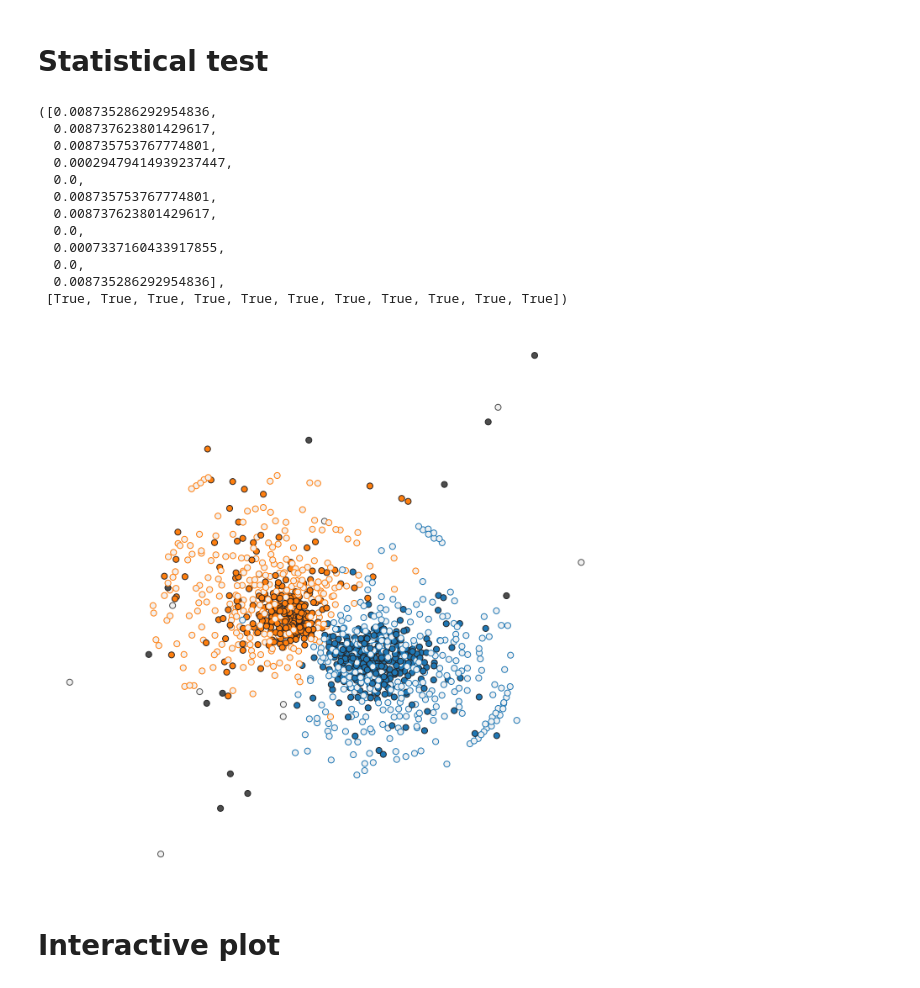
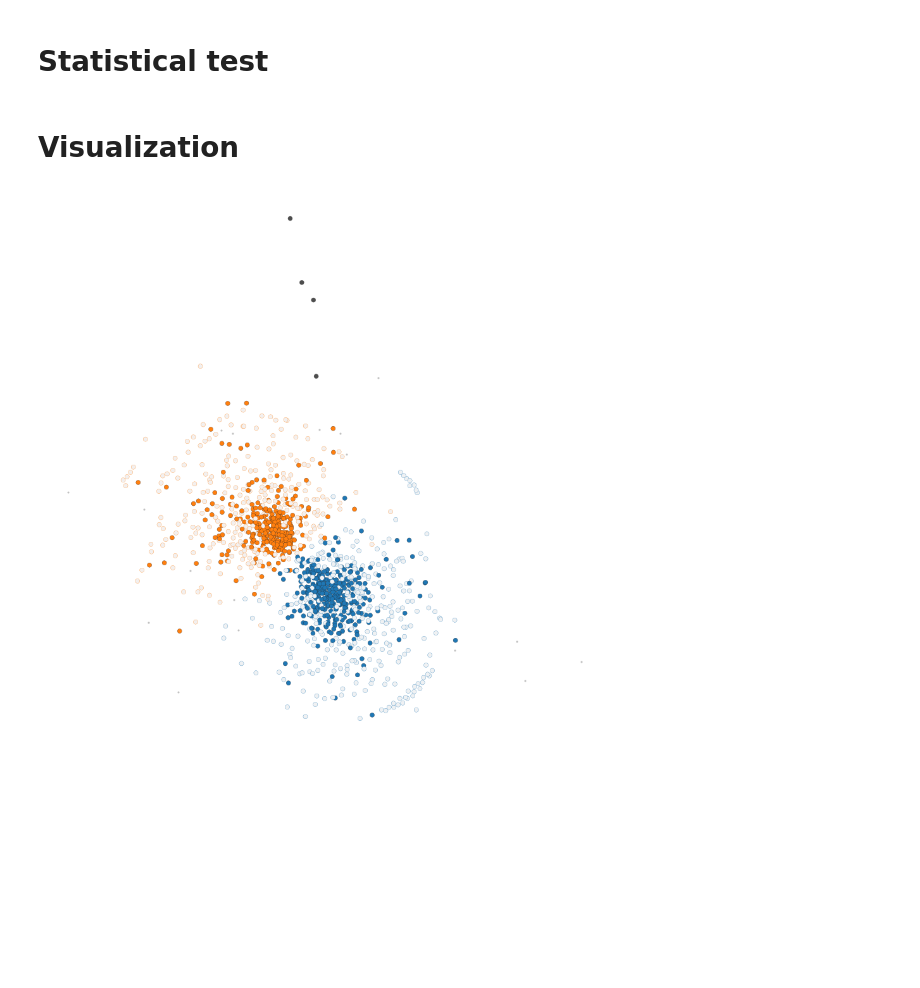
Before and after one commit to skojaku/core-periphery-detection, a Jupyter notebook: notebooks/example3.ipynb, the cells around one changed output. Cells and saved outputs as stored; diff of their text form; code cells hidden in the pictures; blank space fills up the shorter version.

```diff
--- a/notebooks/example3.ipynb
+++ b/notebooks/example3.ipynb
@@ -73,57 +68,30 @@ c = kmconfig.get_pair_id()  # Get the group membership of nodes
 x = kmconfig.get_coreness()  # Get the coreness of nodes
 # %% [markdown]
 # Statistical test
-# %%
-def config_model(G):
-    deg = [d[1] for d in G.degree()]
-    Gr = nx.expected_degree_graph(deg)
-    Gr.remove_edges_from(nx.selfloop_edges(Gr))
-    return Gr
-
-
-#    return nx.expected_degree_graph(deg)
-# return nx.configuration_model(deg)
-
-sig_c, sig_x, significant, p_values = cpnet.qstest(
-    c,
-    x,
-    G,
-    kmconfig,
-    significance_level=0.5,
-    null_model=config_model,
-    num_of_rand_net=50,
-    num_of_thread=4,
-)
-p_values, significant
-# %% [output]
-([0.008735286292954836,
-  0.008737623801429617,
-  0.008735753767774801,
-  0.00029479414939237447,
-  0.0,
-  0.008735753767774801,
-  0.008737623801429617,
-  0.0,
-  0.0007337160433917855,
-  0.0,
-  0.008735286292954836],
- [True, True, True, True, True, True, True, True, True, True, True])
+# %%
+sig_c, sig_x, significant, p_values = cpnet.qstest(
+    c,
+    x,
+    G,
+    kmconfig,
+    significance_level=0.05,
+    num_of_thread=16,
+)
+# %% [markdown]
+# Visualization
 # %%
-# Visualization
-fig = plt.figure(figsize=(12, 12))
+fig = plt.figure(figsize=(16, 16))
 ax = plt.gca()
 
-draw_nodes_kwd = {"node_size": 50, "linewidths": 1}
+draw_nodes_kwd = {"node_size": 50, "linewidths": 0.3}
 ax, pos = cpnet.draw(
     G,
     sig_c,
     sig_x,
     ax,
     max_colored_group_num=2,
     draw_nodes_kwd=draw_nodes_kwd,
     draw_edge=False,
 )
 # %% [output]
-[figure, old version]
+[figure, new version]
-# %% [markdown]
-# Interactive plot
```
Also changed, not shown: parts of 4 cells of this notebook, 3 other files.
